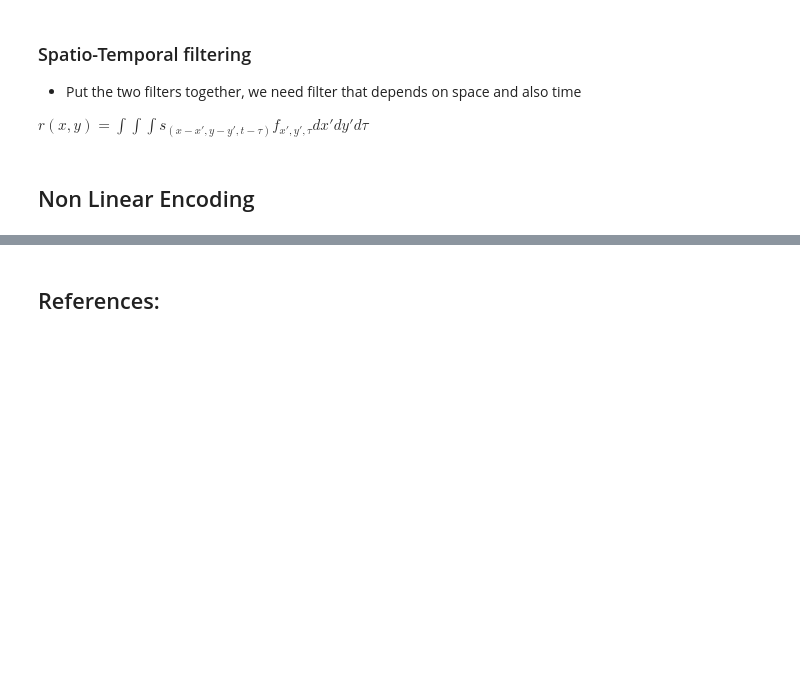
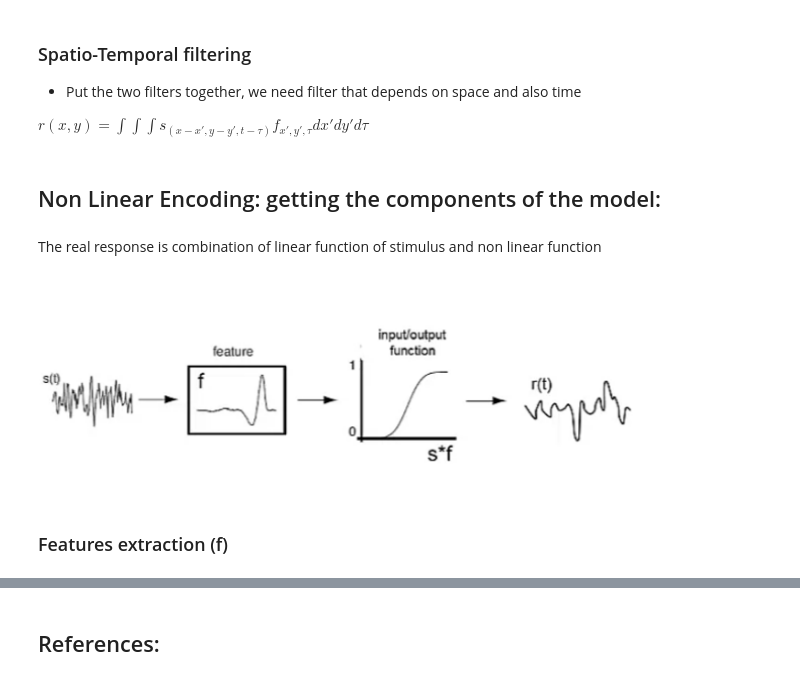
Before and after one commit to mhmdrdwn/com-neuro, a Jupyter notebook: week2.ipynb, the cells around one changed output, grey strips where cells are left out. Saved outputs shown, nothing was run; the diff lists cells and outputs as text; code cells hidden in the pictures; blank space fills up the shorter version.

Commit message:
model components

```diff
--- a/week2.ipynb
+++ b/week2.ipynb
@@ -135,4 +135,12 @@ $r(x, y) = \int \int_{-\infty}^{\infty} s_{(x-x', y-y')} f_{x', y'} dx' dy'$
 
 $r(x, y) = \int \int \int s_{(x-x', y-y', t-\tau)} f_{x', y', \tau} dx' dy' d\tau$
 # %% [markdown]
-## Non Linear Encoding
+## Non Linear Encoding: getting the components of the model:
+# %% [markdown]
+The real response is combination of linear function of stimulus and non linear function
+# %%
+Image(filename= "non_linear_func.png", width=600)
+# %% [output]
+[figure, added]
+# %% [markdown]
+### Features extraction (f)
```
Also changed, not shown: parts of 5 cells of this notebook.
